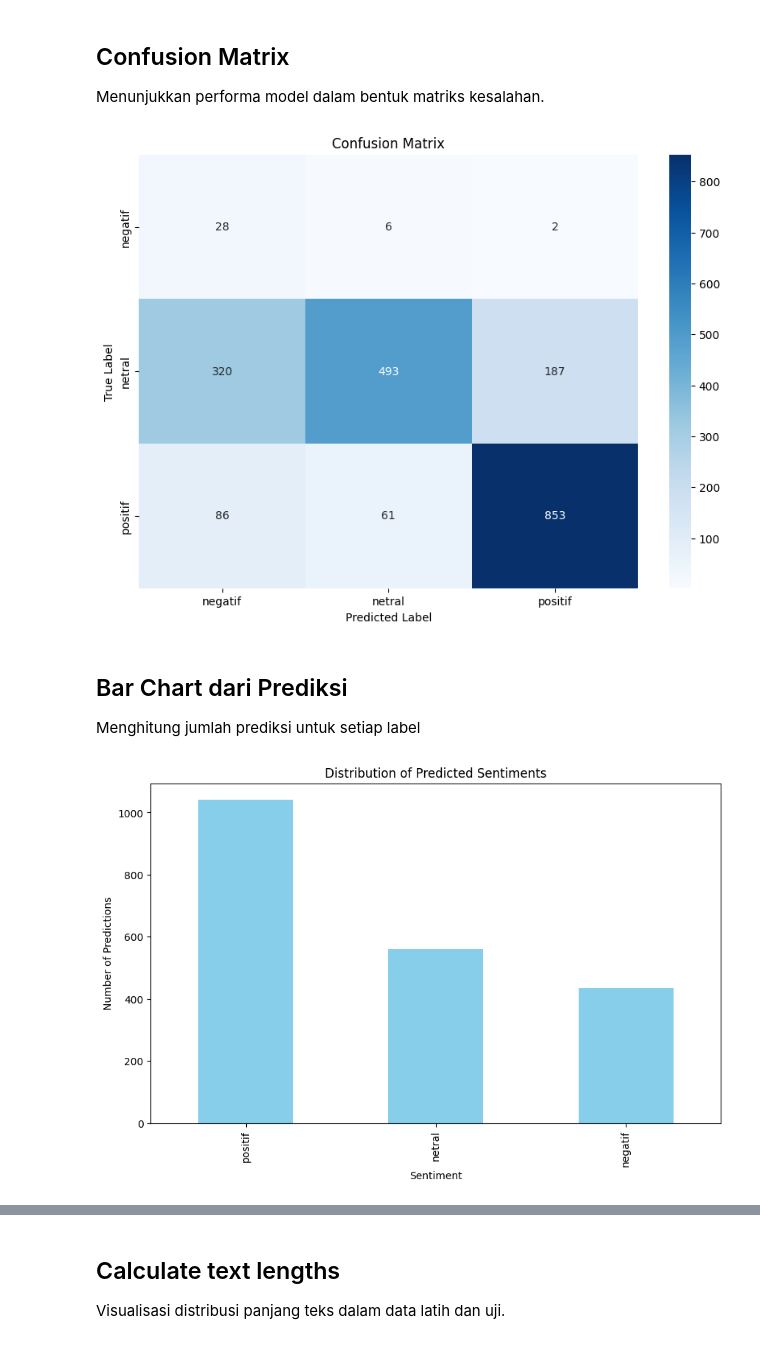
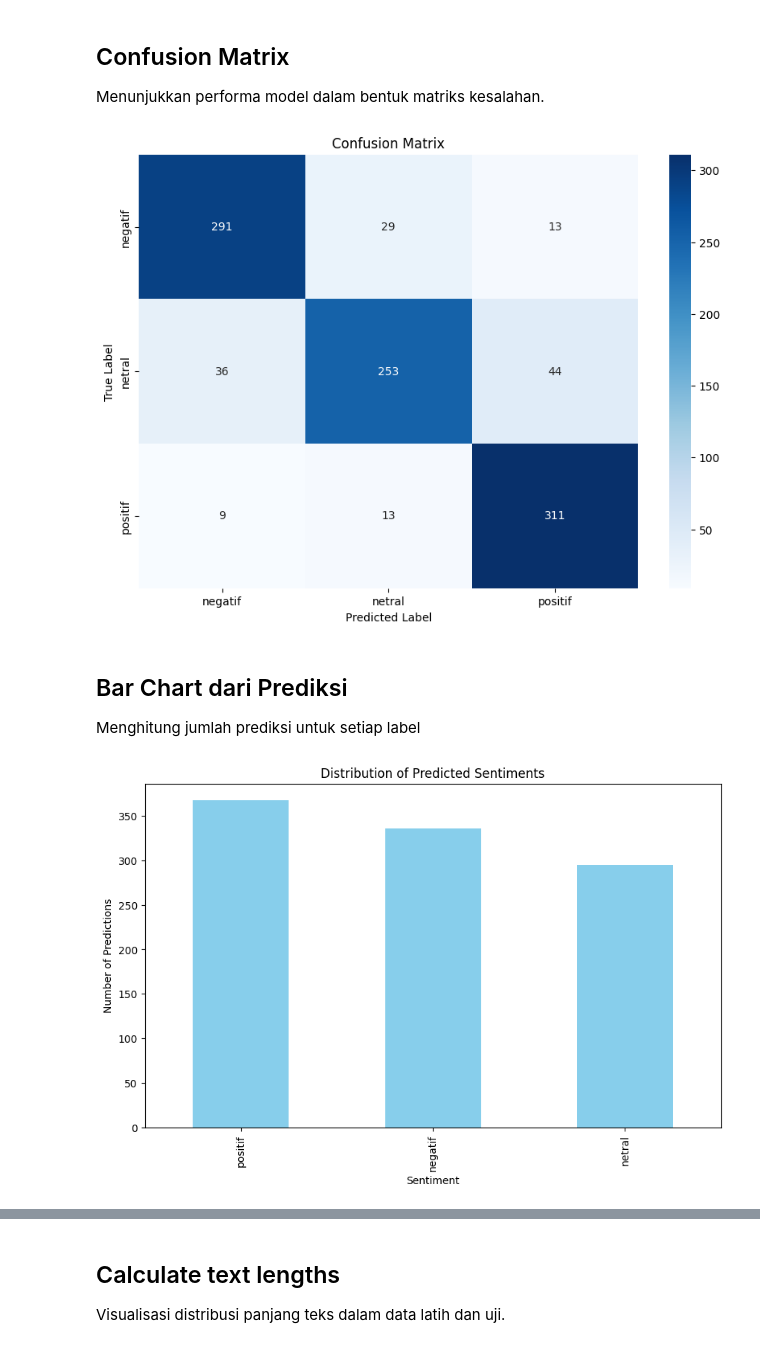
Before and after one commit to ekaputra04/youtube-rewind-indonesia-sentiment-analysis, a Jupyter notebook: analysis-data/analysis-all/app.ipynb, the cells around one changed output, grey strips where cells are left out. Cells and saved outputs as stored; diff of their text form; code cells hidden in the pictures.

```diff
--- a/analysis-data/analysis-all/app.ipynb
+++ b/analysis-data/analysis-all/app.ipynb
@@ -83,0 +53,37 @@ weighted avg       0.84      0.67      0.72      2036
+# %%
+# Misalkan df_train dan df_test sudah didefinisikan sebelumnya
+# Memisahkan fitur dan label dari data training dan testing
+X_train = df_train['afterNormalisasi']
+y_train = df_train['label']
+X_test = df_test['afterNormalisasi']
+y_test = df_test['label']
+
+# Menggunakan TfidfVectorizer untuk mengubah teks menjadi fitur
+vectorizer = TfidfVectorizer()
+X_train_tfidf = vectorizer.fit_transform(X_train)
+X_test_tfidf = vectorizer.transform(X_test)
+
+# Menggunakan SMOTE untuk melakukan oversampling pada data latih
+smote = SMOTE(random_state=42)
+X_train_tfidf_res, y_train_res = smote.fit_resample(X_train_tfidf, y_train)
+
+# Melatih model menggunakan data train yang telah di-oversample
+model = MultinomialNB()
+model.fit(X_train_tfidf_res, y_train_res)
+
+# Memprediksi data test
+y_test_pred = model.predict(X_test_tfidf)
+
+# Menghitung akurasi
+accuracy = accuracy_score(y_test, y_test_pred)
+print(f"Akurasi model: {accuracy}")
+
+# Mencetak classification report
+report = classification_report(y_test, y_test_pred)
+print(f"Classification Report:\n{report}")
+
+# Menyimpan model dan vectorizer
+joblib.dump(model, 'model_nb.pkl')
+joblib.dump(vectorizer, 'vectorizer.pkl')
+
+print("Model dan vectorizer telah disimpan.")
@@ -171,7 +347,7 @@ for i, topic in enumerate(negative_topics):
 
 Menunjukkan performa model dalam bentuk matriks kesalahan.
 # %%
-conf_matrix = confusion_matrix(y_test, y_pred)
+conf_matrix = confusion_matrix(y_test, y_test_pred)
 
 plt.figure(figsize=(10, 7))
 sns.heatmap(conf_matrix, annot=True, fmt='d', cmap='Blues', xticklabels=model.classes_, yticklabels=model.classes_)
@@ -180,24 +356,24 @@ plt.ylabel('True Label')
 plt.title('Confusion Matrix')
 plt.show()
 # %% [output]
-[figure, old version]
+[figure, new version]
 # %% [markdown]
 ## Bar Chart dari Prediksi
 
 Menghitung jumlah prediksi untuk setiap label
 # %%
 # Menghitung jumlah prediksi untuk setiap label
-pred_counts = pd.Series(y_pred).value_counts()
+pred_counts = pd.Series(y_test_pred).value_counts()
 
 # Plot Bar Chart
 plt.figure(figsize=(10, 6))
 pred_counts.plot(kind='bar', color='skyblue')
 plt.xlabel('Sentiment')
 plt.ylabel('Number of Predictions')
 plt.title('Distribution of Predicted Sentiments')
 plt.show()
 # %% [output]
-[figure, old version]
+[figure, new version]
 # %% [markdown]
 ## ROC Curve dan AUC
 
```
Also changed, not shown: parts of 57 cells of this notebook, 2 other files.
